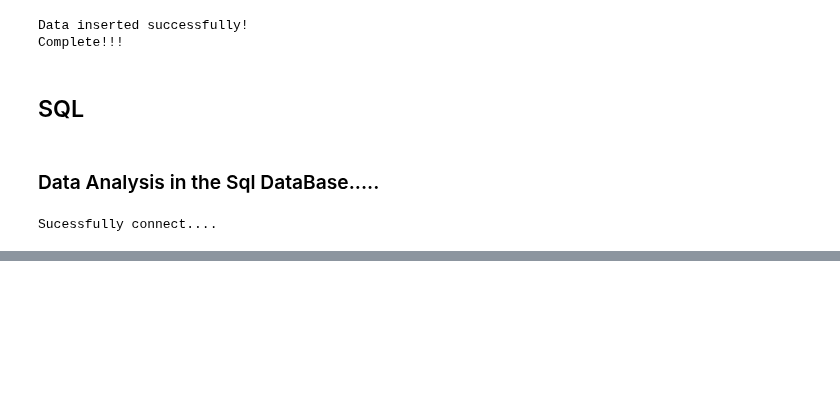
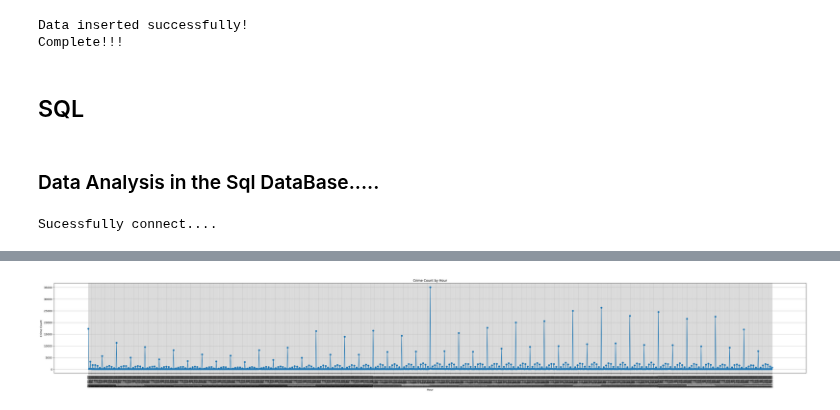
Before and after one commit to MalakaSupun/Crime-Data-Analysis-of-LAPD, a Jupyter notebook: Data_sets/sql_test_01.ipynb, the cells around one changed output, grey strips where cells are left out. Cells and saved outputs as stored; diff of their text form; code cells hidden in the pictures; blank space fills up the shorter version.

```diff
--- a/Data_sets/sql_test_01.ipynb
+++ b/Data_sets/sql_test_01.ipynb
@@ -325,10 +325,10 @@ print("Sucessfully connect....")
 # %% [output]
 Sucessfully connect....
 # %%
-tqdm.pandas(desc="Executing Query")
+#tqdm.pandas(desc="Executing Query")
 
 # Query the data
 query_01 = "SELECT Time_OCC AS Hour, COUNT(*) AS CrimeCount FROM crime_data GROUP BY Hour ORDER BY Hour;"
 query_02 ="SELECT Crm_Cd_Desc,GROUP_CONCAT(CONCAT('(', LAT, ',', LON, ')') ORDER BY LAT, LON) AS Location_CRM FROM crime_data GROUP BY Crm_Cd_Desc;"
 Results_01 = pd.read_sql(query_01, conn)
-Results_01 = pd.read_sql(query_02, conn)
+Results_02 = pd.read_sql(query_02, conn)
@@ -365,9 +351,17 @@ Name: Hour, Length: 1439, dtype: float64
+# %%
+import matplotlib.pyplot as plt
+
+# Convert 'Hour' to string for better readability on the x-axis
+Results_01['Hour_Str'] = Results_01['Hour'].astype(str).str[-8:]
 # %%
-
-# Plot the results
-plt.figure(figsize=(10, 6))
-plt.bar(df['Hour'], df['CrimeCount'], color='blue')
-plt.title('Crimes by Hour')
-plt.xlabel('Hour of Day')
+# Plotting
+plt.figure(figsize=(50, 6))
+plt.plot(Results_01['Hour_Str'], Results_01['CrimeCount'], marker='o', linestyle='-')
+plt.title('Crime Count by Hour')
+plt.xlabel('Hour')
 plt.ylabel('Crime Count')
+plt.xticks(rotation=90)  # Rotate for better readability
+plt.grid(True)
 plt.show()
+# %% [output]
+[figure, added]
```
Also changed, not shown: parts of 7 cells of this notebook.
